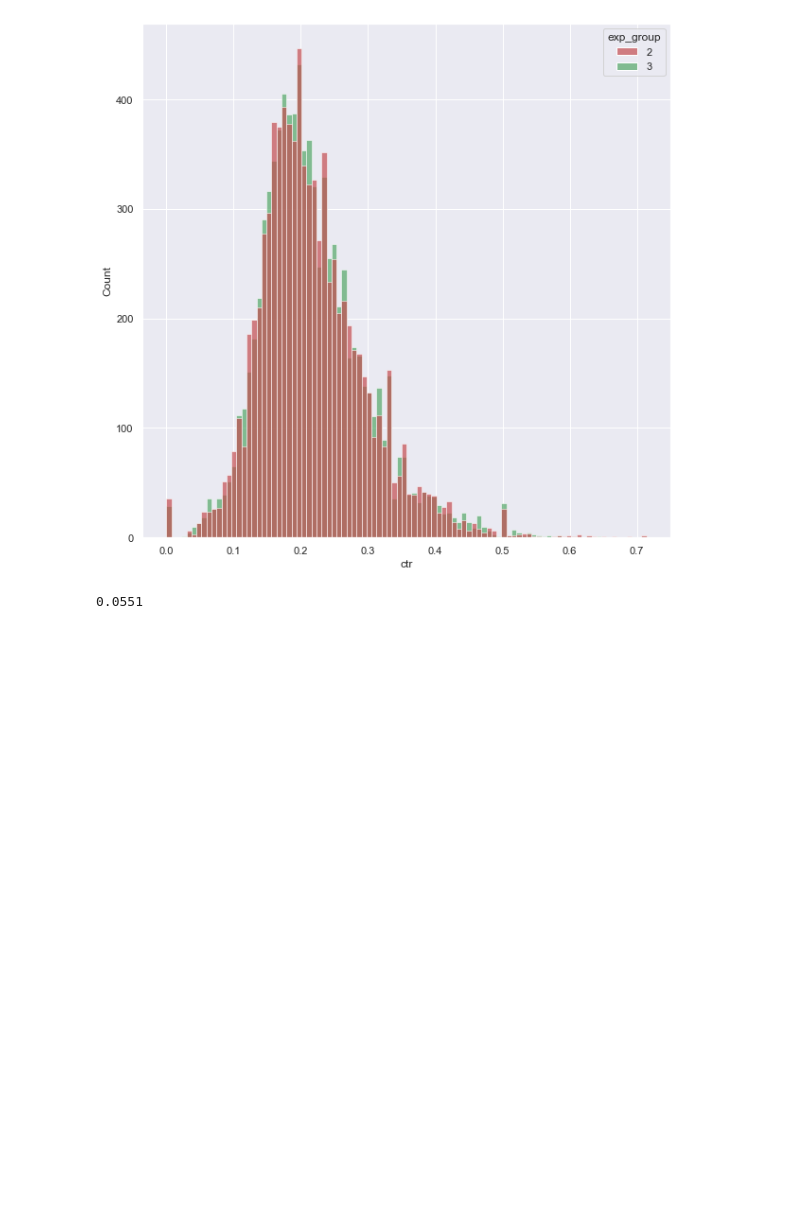
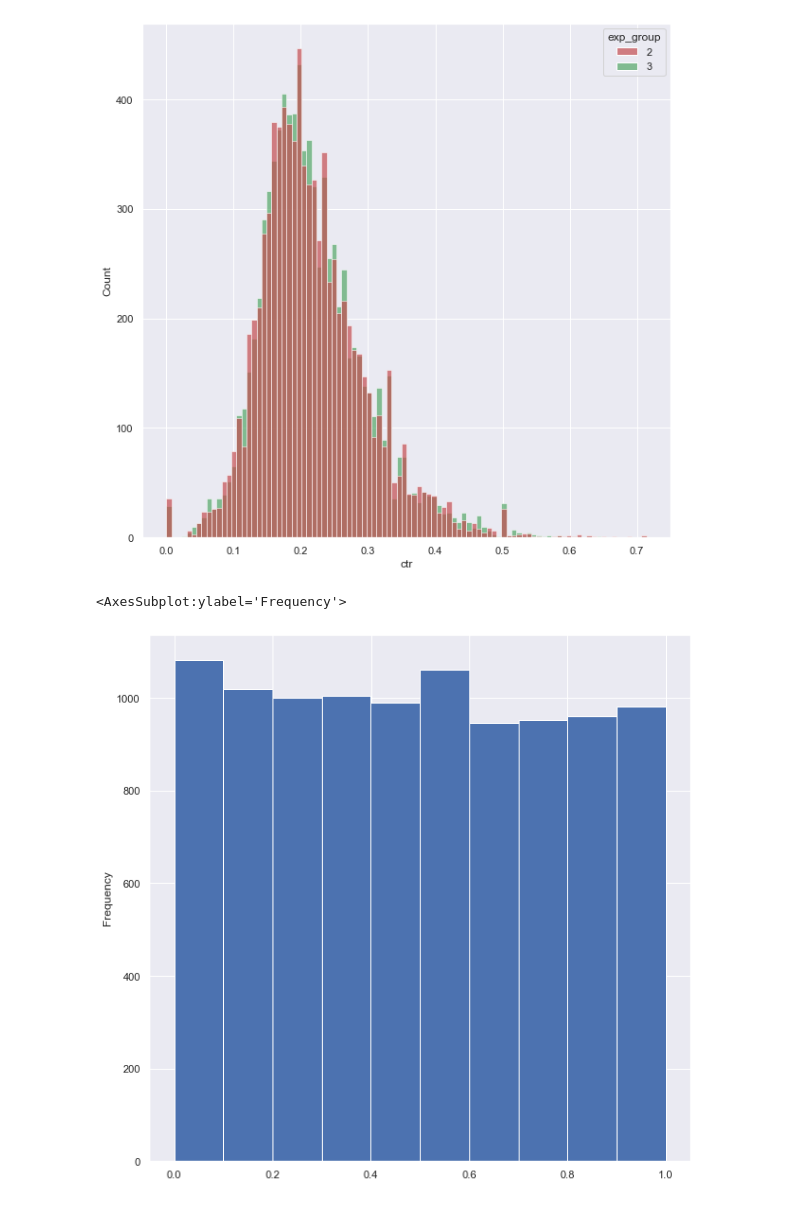
Before and after one commit to TacticalTarsier/crispy-octo-waffle, a Jupyter notebook: A-A, A-B tests/5.1_hw.ipynb, the cells around one changed output. Saved outputs shown, nothing was run; the diff lists cells and outputs as text; code cells hidden in the pictures; blank space fills up the shorter version.

```diff
--- a/A-A, A-B tests/5.1_hw.ipynb
+++ b/A-A, A-B tests/5.1_hw.ipynb
@@ -91,8 +91,9 @@ def aa_test(group_a, group_b, test_num=10000, users_num=500):
     return res_df, fpr
 # %%
 aa_df, fpr = aa_test(group_2.ctr, group_3.ctr)
-# %%
-fpr
-# %% [output]
-0.0551
+# %%
+aa_df.p_value.plot(kind='hist')
+# %% [output]
+<AxesSubplot:ylabel='Frequency'>
+[figure, added]
 # %% [markdown]
```
Also changed, not shown: parts of 1 cell of this notebook.
